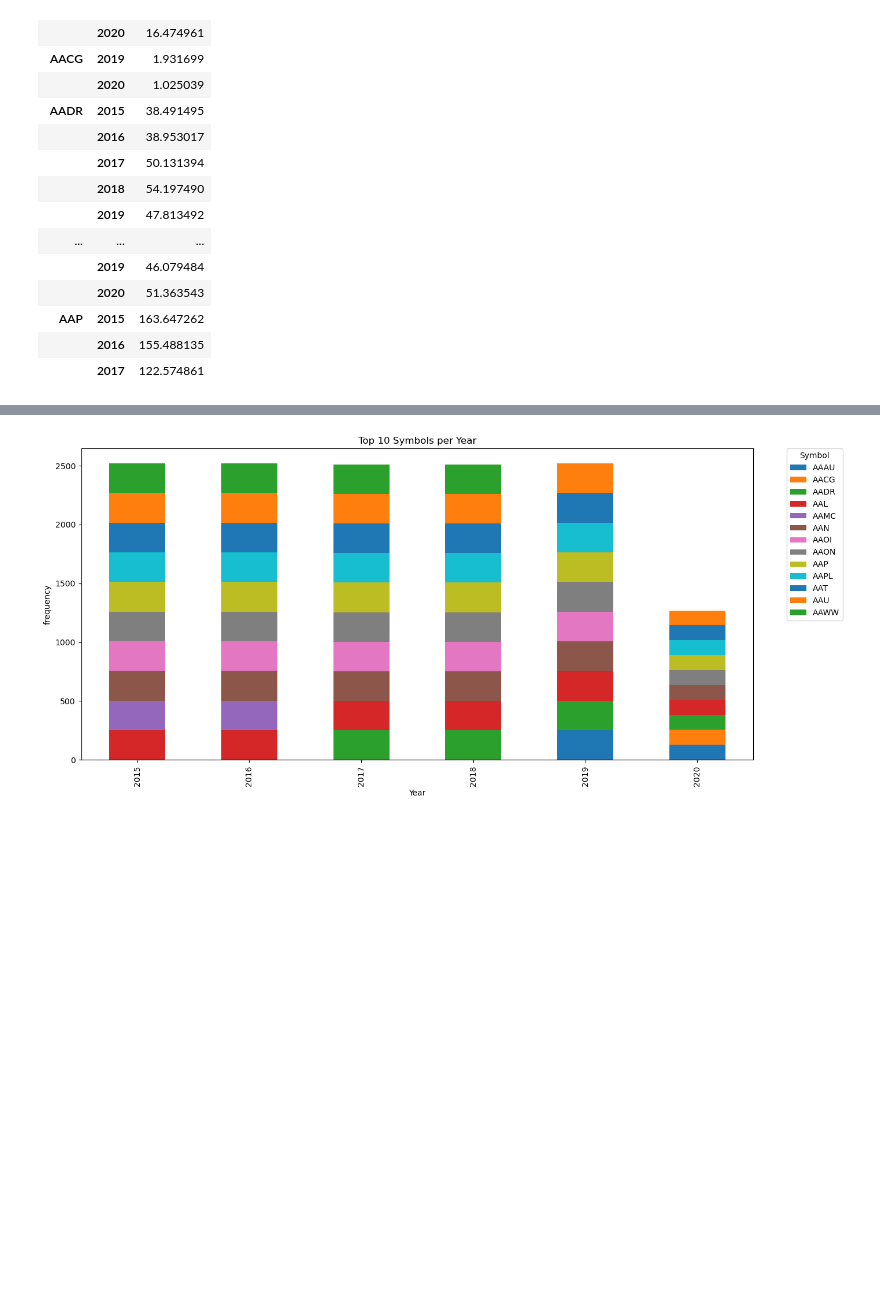
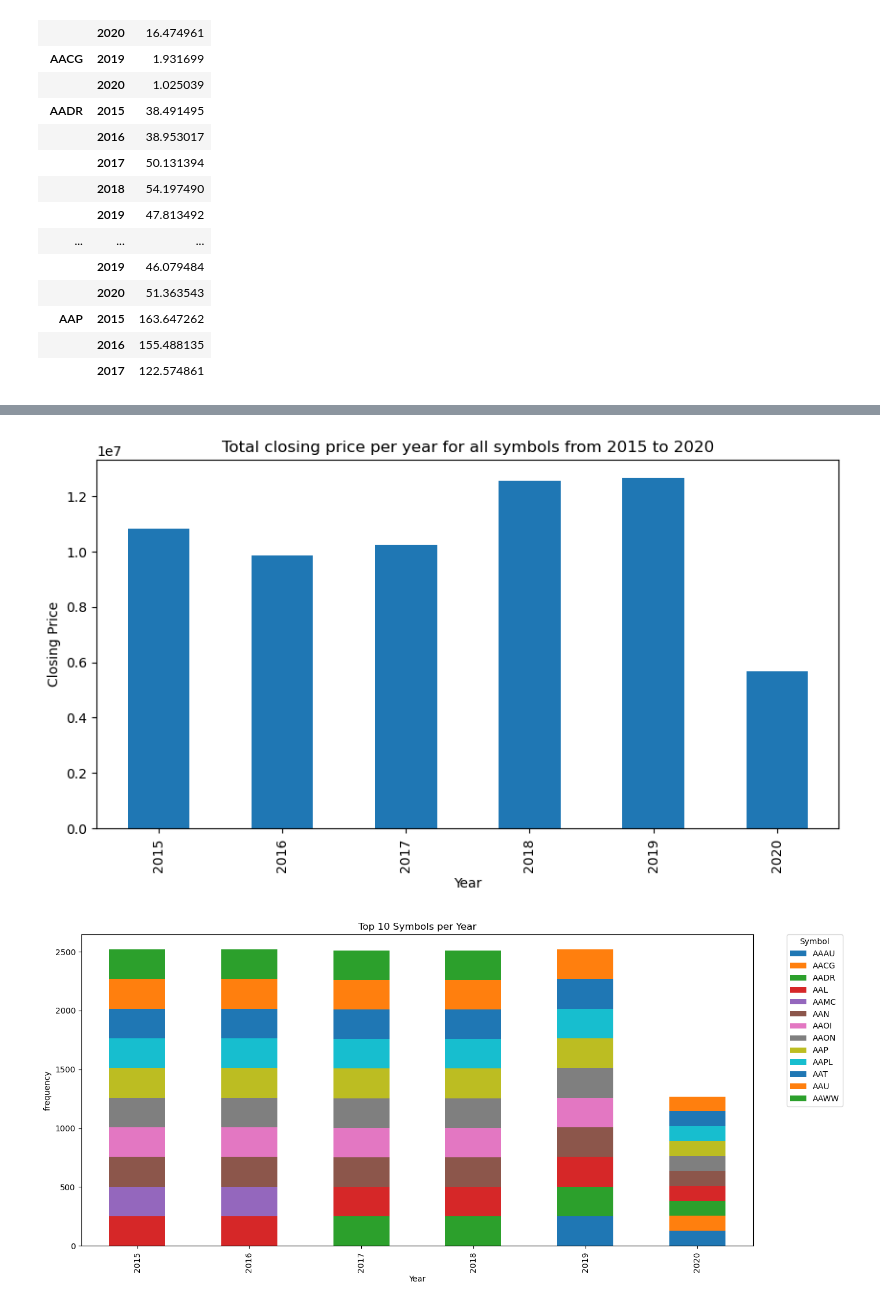
Before and after one commit to neginkanani/Project-1, a Jupyter notebook: Aissa/vizualization/Aissa_VIS.ipynb, the cells around one changed output, grey strips where cells are left out. Cells and saved outputs as stored; diff of their text form; code cells hidden in the pictures; blank space fills up the shorter version.

```diff
--- a/Aissa/vizualization/Aissa_VIS.ipynb
+++ b/Aissa/vizualization/Aissa_VIS.ipynb
@@ -80,3 +111,18 @@ plt.show()
+# %%
+# read the data into a pandas dataframe
+df = pd.read_csv(file)
+
+# group the data by year and sum the close column
+yearly_closing_price = df.groupby(['year'])['close'].sum()
+
+# plot the bar chart
+yearly_closing_price.plot(kind='bar', figsize=(10,5))
+plt.title("Total closing price per year for all symbols from 2015 to 2020")
+plt.xlabel("Year")
+plt.ylabel("Closing Price")
+plt.show()
+# %% [output]
+[figure, added]
 # %%
 #groups the data by year and symbol, and finds the top 10 symbols for each year based on the count of the symbol.
 
```
Also changed, not shown: parts of 12 cells of this notebook.
